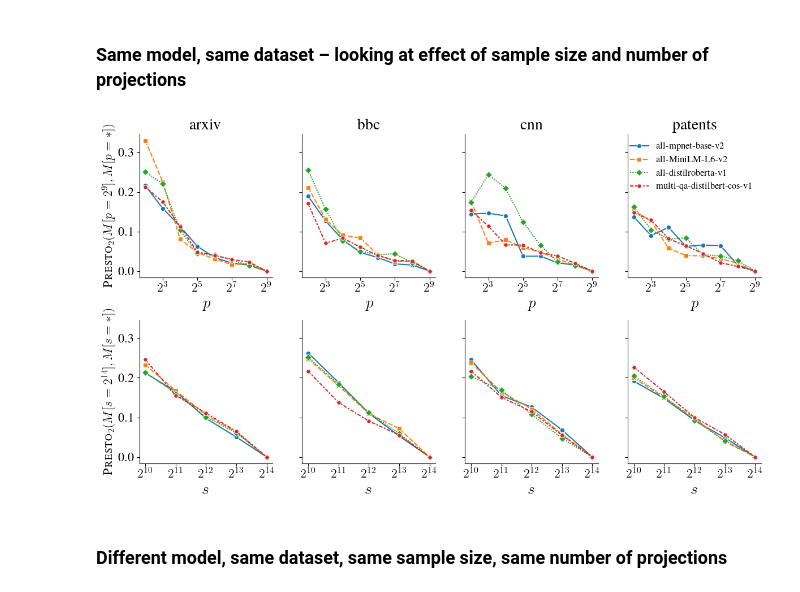
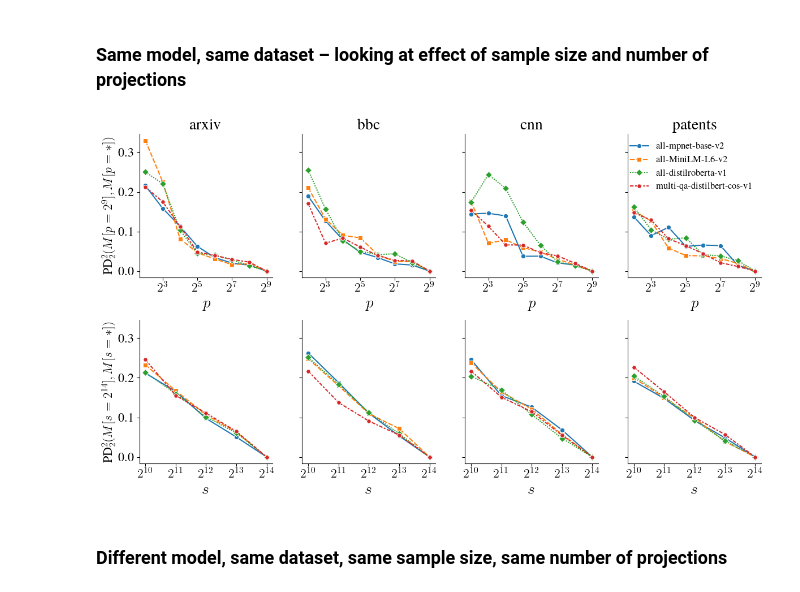
Before and after one commit to aidos-lab/Presto, a Jupyter notebook: notebooks/presto_test.ipynb, the cells around one changed output. Saved outputs shown, nothing was run; the diff lists cells and outputs as text; code cells hidden in the pictures.

```diff
--- a/notebooks/presto_test.ipynb
+++ b/notebooks/presto_test.ipynb
@@ -133,36 +133,36 @@ for idx,dataset in enumerate(sorted_datasets):
                  legend=False if idx != len(datasets) - 1 else True
                 )
     ax[0][idx].set_title(dataset.split("/")[-1], fontsize=title_fontsize)
-    ax[0][idx].set_ylabel(r"\textsc{Presto}"+"$_2(M[p = 2^{9}],M[p = *])$", fontsize=label_fontsize)
+    ax[0][idx].set_ylabel(r"PD"+"$^2_2(M[p = 2^{9}],M[p = *])$", fontsize=label_fontsize)
     ax[0][idx].set_xlabel(rf"$p$", fontsize=title_fontsize)
     ax[0][idx].set_xscale("log", base=2)
 
     sns.lineplot(data=df.query("m1_dataset == @dataset and m1_n_projections == m2_n_projections"),
                  x="m1_n_samples",
                  y="aggregate_presto",
                  hue="m1_model",
                  style="m1_model",
                  ax=ax[1][idx],
                  markers="osDH", legend=False
                 )
-    ax[1][idx].set_ylabel(r"\textsc{Presto}"+"$_2(M[s = 2^{14}],M[s = *])$", fontsize=label_fontsize)
+    ax[1][idx].set_ylabel(r"PD"+"$^2_2(M[s = 2^{14}],M[s = *])$", fontsize=label_fontsize)
     ax[1][idx].set_xlabel(rf"$s$", fontsize=title_fontsize)
     ax[1][idx].set_xscale("log", base=2)
 ax[0][-1].legend(title="",frameon=False, fontsize=legend_fontsize)
 ax[0][0].set_yticks(np.arange(0,0.31,0.1))
 for axx in ax[0]:
     axx.set_xticks([2**x for x in range(3,10,2)])
     axx.set_xticklabels([rf"$2^{x}$" for x in range(3,10,2)], fontsize=label_fontsize)
 for axx in ax[1]:
     axx.set_xticks([2**x for x in range(10,15,1)])
     axx.set_xticklabels([r"$2^{"+str(x)+r"}$" for x in range(10,15,1)], fontsize=label_fontsize)
 for axx in [ax[0][0],ax[1][0]]:
     axx.set_yticklabels([round(x,1) for x in np.arange(0,0.31,0.1)], fontsize=label_fontsize)
 sns.despine(fig)
 plt.tight_layout()
 plt.savefig(f"{paper_figure_path}/effects_sample-size_n-projections.pdf", bbox_inches="tight", transparent=True)
 # %% [output]
-[figure, old version]
+[figure, new version]
 # %% [markdown]
 ### Different model, same dataset, same sample size, same number of projections
 # %%
```
Also changed, not shown: parts of 8 cells of this notebook.
